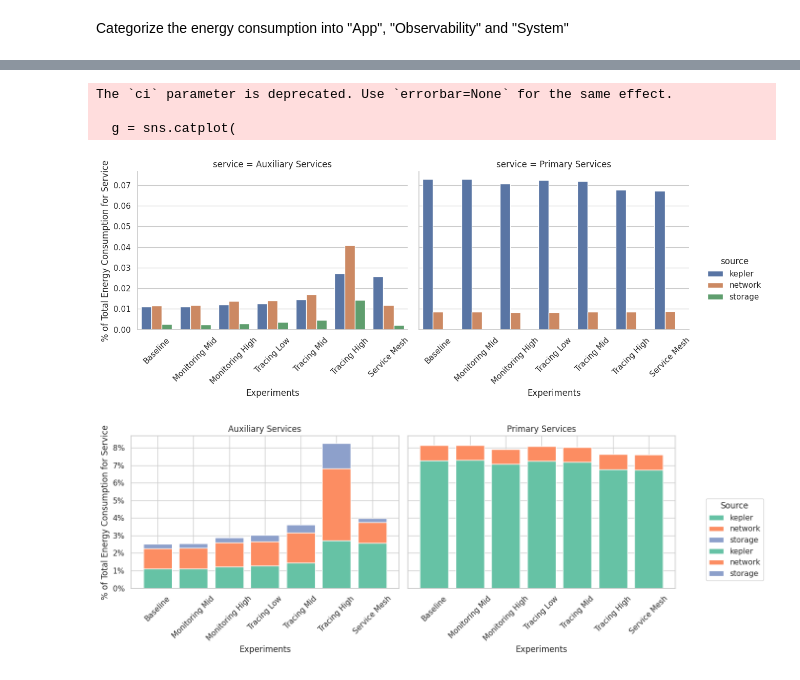
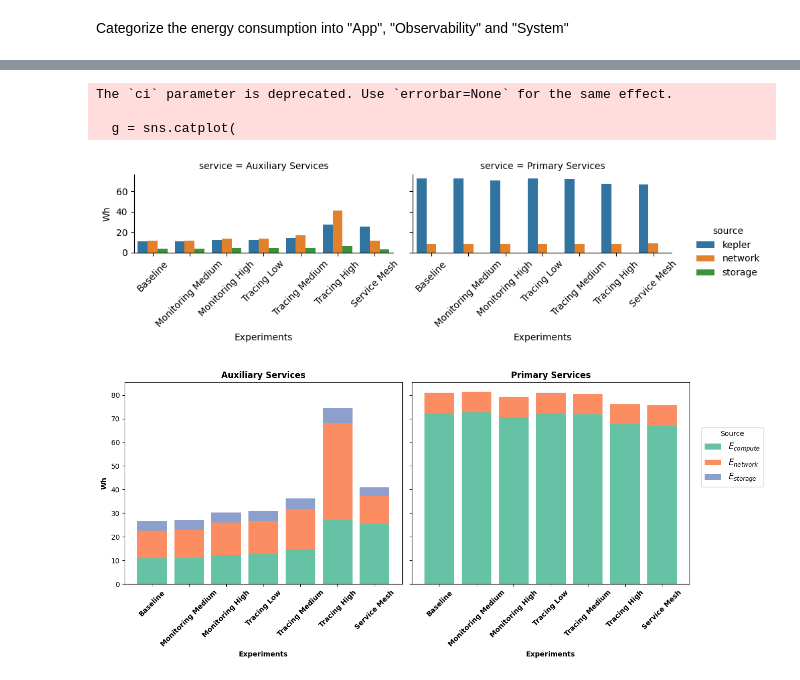
Before and after one commit to JulianLegler/goxn, a Jupyter notebook: evaluation/energy-evaluation-sw.ipynb, the cells around one changed output, grey strips where cells are left out. Saved outputs shown, nothing was run; the diff lists cells and outputs as text; code cells hidden in the pictures.

Commit message:
chore: current values

```diff
--- a/evaluation/energy-evaluation-sw.ipynb
+++ b/evaluation/energy-evaluation-sw.ipynb
@@ -3,11 +3,12 @@
 # %% [markdown]
 ### Define Energy Intesities
 # %%
-TRACE_RETENTION_HOURS = 360 # 30 days
+TRACE_RETENTION_DAYS = 30 # 30 days
 
 # energy intensity kWh/GB
 ENERGY_INTENSITY_NETWORK_KWH_PER_GB = 0.001875
-ENERGY_INTENSITY_STORAGE_WH_PER_TB_HOUR = 0.525 * TRACE_RETENTION_HOURS
+ENERGY_INTENSITY_STORAGE_KWH_PER_GB_YEAR = 0.0046
+ENERGY_INTENSITY_STORAGE_KWH_PER_GB = (ENERGY_INTENSITY_STORAGE_KWH_PER_GB_YEAR / 365) * TRACE_RETENTION_DAYS
 # %%
 %cd evaluation/
 # %% [output]
@@ -201,16 +277,19 @@ storage_data_processed = storage_data_processed.reindex([
 storage_data_processed = storage_data_processed.rename(index={"opentelemetry-collector": "otel-collector"})
 
 
-# this values are in bytes, convert them to TB
-storage_data_processed = storage_data_processed / (1000 * 1000 * 1000 * 1000)
+# this values are in bytes, convert them to GB
+storage_data_processed = storage_data_processed / (1000 * 1000 * 1000)
 
-
+cols_to_replace = ["prometheus", "elasticsearch"]          # narrow the scope
+storage_data_processed.loc[storage_data_pvc_gb.index, cols_to_replace] = (
+    storage_data_pvc_gb[cols_to_replace]
+)
 
 print("Storage data used per Experiment (label) in GB:")
-print(storage_data_processed.multiply(1000).to_markdown())
+print(storage_data_processed.to_markdown())
 
 # calculate the energy consumption in kWh
-storage_data_processed = (storage_data_processed * ENERGY_INTENSITY_STORAGE_WH_PER_TB_HOUR) / 1000
+storage_data_processed = (storage_data_processed * ENERGY_INTENSITY_STORAGE_KWH_PER_GB)
 
 
 
@@ -458,6 +537,7 @@ kepler_mapping = {
 storage_data_mapping = {
     "accounting": "Primary Services",
     "ad": "Primary Services",
+    "currency": "Primary Services",
     "elasticsearch": "Auxiliary Services",
     "email": "Primary Services",
     "flagd": "Auxiliary Services",
@@ -514,10 +594,10 @@ network_data_mapping = {
 
 experiment_names = {
     'Scrape 5s Persistence': 'Monitoring High',
-    'Scrape 30s Persistence': 'Monitoring Mid',
+    'Scrape 30s Persistence': 'Monitoring Medium',
     'Base Persistence': 'Baseline',
     '5% Persistence': 'Tracing Low',
-    '10% Persistence': 'Tracing Mid',
+    '10% Persistence': 'Tracing Medium',
     '50% Persistence': 'Tracing High',
     'Persistence Istio' : 'Service Mesh'
 }
@@ -637,9 +729,10 @@ def melt_df(df, source):
     df['source'] = source
     return df
 
-df_k = melt_df(kepler_categorized,  'kepler')
-df_n = melt_df(network_categorized, 'network')
-df_s = melt_df(storage_categorized, 'storage')
+
+df_k = melt_df(kepler_categorized*1000,  'kepler')
+df_n = melt_df(network_categorized*1000, 'network')
+df_s = melt_df(storage_categorized*1000, 'storage')
 
 # 1. fresh, monotonically‑increasing index
 df_all = pd.concat([df_k, df_n, df_s], ignore_index=True)
@@ -647,40 +740,40 @@ df_all = pd.concat([df_k, df_n, df_s], ignore_index=True)
 # 2. desired experiment sequence
 experiment_order = [
     'Baseline',
-    'Monitoring Mid',
+    'Monitoring Medium',
     'Monitoring High',
     'Tracing Low',
-    'Tracing Mid',
+    'Tracing Medium',
     'Tracing High',
     'Service Mesh'
 ]
 
 # 3. tell pandas/Seaborn the order is meaningful
 df_all['label'] = pd.Categorical(df_all['label'],
                                  categories=experiment_order,
                                  ordered=True)
 
 
 # 4. plot
 g = sns.catplot(
     data=df_all,
     x='label', y='value',
     hue='source', col='service',
     kind='bar', ci=None,
-    height=5, aspect=1.2
+    height=3, aspect=1.5
 )
 
-g.set_axis_labels("Experiments", "% of Total Energy Consumption for Service")
+g.set_axis_labels("Experiments", "Wh")
 g.set_xticklabels(rotation=45)
 
 g.tight_layout()
 
 plt.show()
 # %% [output]
 The `ci` parameter is deprecated. Use `errorbar=None` for the same effect.
 
   g = sns.catplot(
-[figure, old version]
+[figure, new version]
 # %%
 import seaborn as sns
 import matplotlib.pyplot as plt
@@ -696,15 +789,15 @@ def melt_df(df, source):
     df['source'] = source
     return df
 
-df_k = melt_df(kepler_categorized,  'kepler')
-df_n = melt_df(network_categorized, 'network')
-df_s = melt_df(storage_categorized, 'storage')
+df_k = melt_df(kepler_categorized*1000,  '$E_{compute}$')
+df_n = melt_df(network_categorized*1000, '$E_{network}$')
+df_s = melt_df(storage_categorized*1000, '$E_{storage}$')
 
 df_all = pd.concat([df_k, df_n, df_s], ignore_index=True)
 
 experiment_order = [
-    'Baseline', 'Monitoring Mid', 'Monitoring High',
-    'Tracing Low', 'Tracing Mid', 'Tracing High', 'Service Mesh'
+    'Baseline', 'Monitoring Medium', 'Monitoring High',
+    'Tracing Low', 'Tracing Medium', 'Tracing High', 'Service Mesh'
 ]
 df_all['label'] = pd.Categorical(df_all['label'],
                                  categories=experiment_order,
@@ -726,7 +819,7 @@ services  = pivot['service'].unique()
 n_services = len(services)
 
 fig, axes = plt.subplots(
-    1, n_services, figsize=(6 * n_services, 5),
+    1, n_services, figsize=(6 * n_services, 6),
     sharey=True  # same % axis for every facet
 )
 
@@ -743,14 +836,18 @@ for ax, service in zip(axes, services):
                color=color, label=src)
         bottoms += sub[src]
 
-    ax.set_title(service)
-    ax.set_xlabel("Experiments")
-    ax.set_xticklabels(sub['label'], rotation=45)
-    ax.yaxis.set_major_formatter(mtick.PercentFormatter(xmax=1, decimals=0))
+    ax.set_title(service, fontweight='bold')
+    ax.set_xlabel("Experiments", fontweight='bold')
+    ax.set_xticklabels(sub['label'], rotation=45, fontweight='bold')
+    # ax.yaxis.set_major_formatter(mtick.PercentFormatter(xmax=1, decimals=0))
 
-axes[0].set_ylabel("% of Total Energy Consumption for Service")
-fig.legend(title="Source", bbox_to_anchor=(1.03, 0.5), loc="center left")
+axes[0].set_ylabel("Wh", fontweight='bold')
+fig.legend(title="Source", bbox_to_anchor=(1.00, 0.69), loc="center left",
+           handles=axes[0].get_legend_handles_labels()[0],
+           labels=axes[0].get_legend_handles_labels()[1], fontsize='large')
 fig.tight_layout()
 plt.show()
+
+fig.savefig("plots/energy_consumption_per_experiment.pdf", bbox_inches='tight', dpi=300)
 # %% [output]
-[figure, old version]
+[figure, new version]
```
Also changed, not shown: parts of 10 cells of this notebook, 22 other files.
